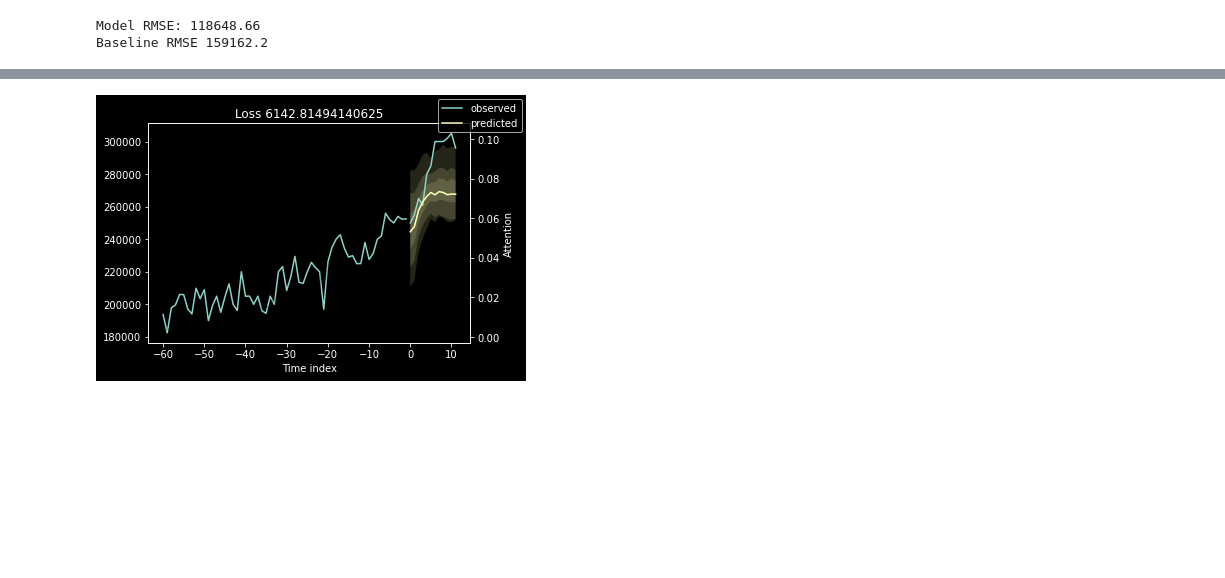
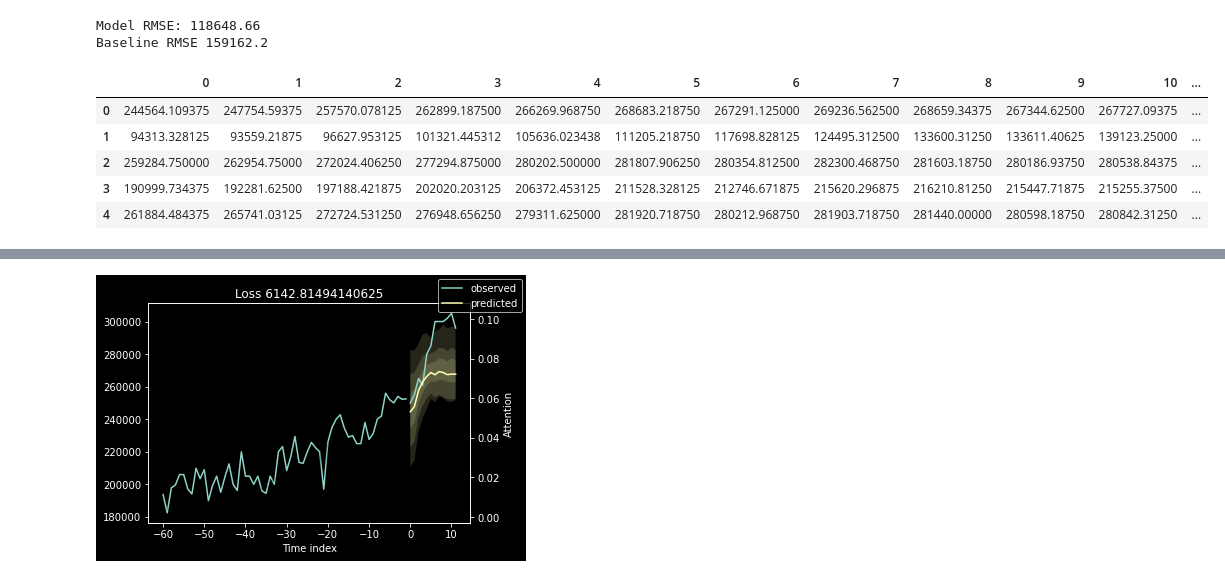
Before and after one commit to ian-byrne/CapstoneTeamJim, a Jupyter notebook: Notebooks/ian-scratchpads/pytorch_explore.ipynb, the cells around one changed output, grey strips where cells are left out. Drawn from its saved outputs; the diff is of its cells as text; code cells hidden in the pictures; blank space fills up the shorter version.

Commit message:
finalized yearly model for 2021 preds

```diff
--- a/Notebooks/ian-scratchpads/pytorch_explore.ipynb
+++ b/Notebooks/ian-scratchpads/pytorch_explore.ipynb
@@ -402,3 +402,13 @@ print("Baseline RMSE", mean_squared_error(target, base, squared=False))
 # %% [output]
 Model RMSE: 118648.66
 Baseline RMSE 159162.2
+# %%
+preds_df = pd.DataFrame(predictions.numpy())
+preds_df.head()
+# %% [output]
+|  | 0 | 1 | 2 | 3 | 4 | 5 | 6 | 7 | 8 | 9 | 10 | ... |
+| 0 | 244564.109375 | 247754.59375 | 257570.078125 | 262899.187500 | 266269.968750 | 268683.218750 | 267291.125000 | 269236.562500 | 268659.34375 | 267344.62500 | 267727.09375 | ... |
+| 1 | 94313.328125 | 93559.21875 | 96627.953125 | 101321.445312 | 105636.023438 | 111205.218750 | 117698.828125 | 124495.312500 | 133600.31250 | 133611.40625 | 139123.25000 | ... |
+| 2 | 259284.750000 | 262954.75000 | 272024.406250 | 277294.875000 | 280202.500000 | 281807.906250 | 280354.812500 | 282300.468750 | 281603.18750 | 280186.93750 | 280538.84375 | ... |
+| 3 | 190999.734375 | 192281.62500 | 197188.421875 | 202020.203125 | 206372.453125 | 211528.328125 | 212746.671875 | 215620.296875 | 216210.81250 | 215447.71875 | 215255.37500 | ... |
+| 4 | 261884.484375 | 265741.03125 | 272724.531250 | 276948.656250 | 279311.625000 | 281920.718750 | 280212.968750 | 281903.718750 | 281440.00000 | 280598.18750 | 280842.31250 | ... |
```
Also changed, not shown: parts of 6 cells of this notebook, 3 other files.
